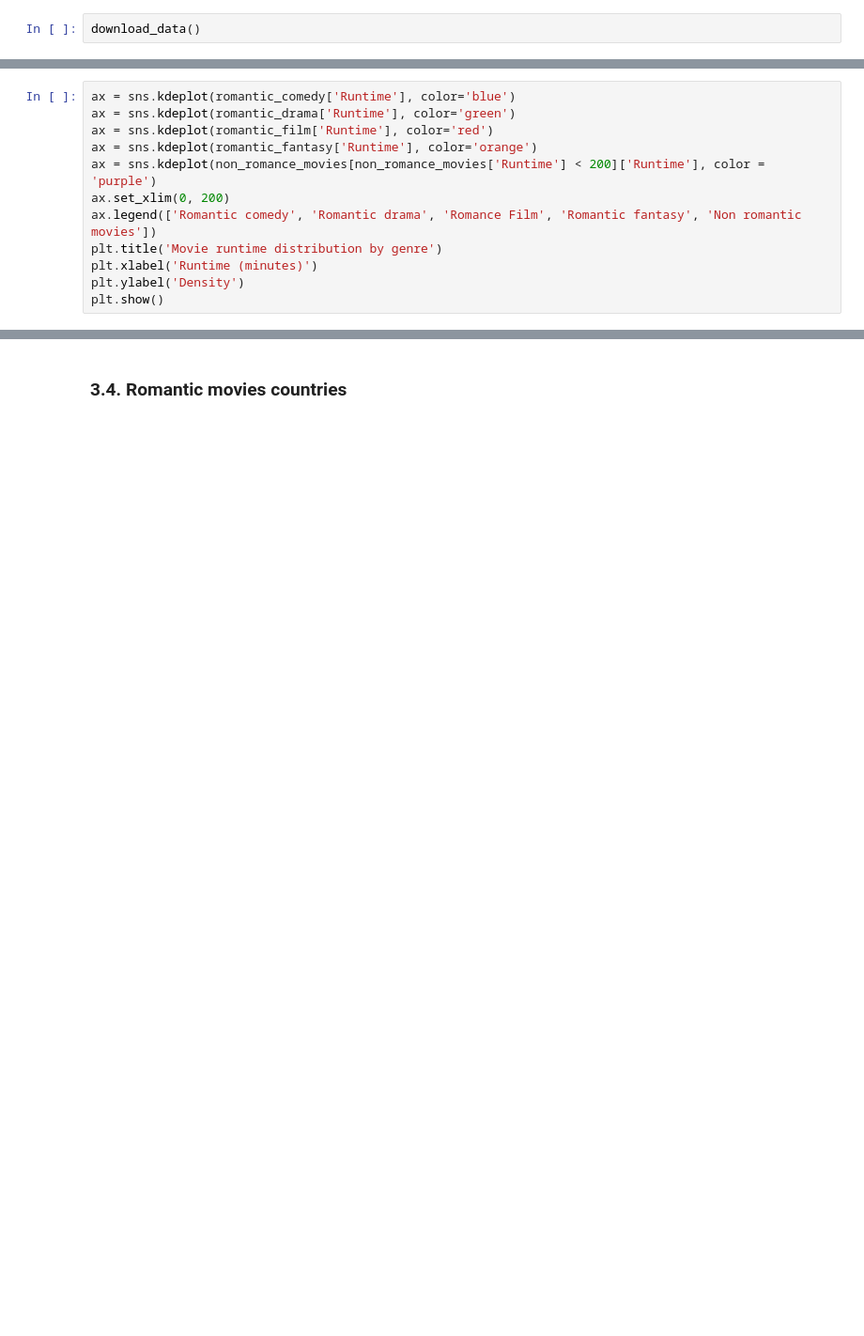
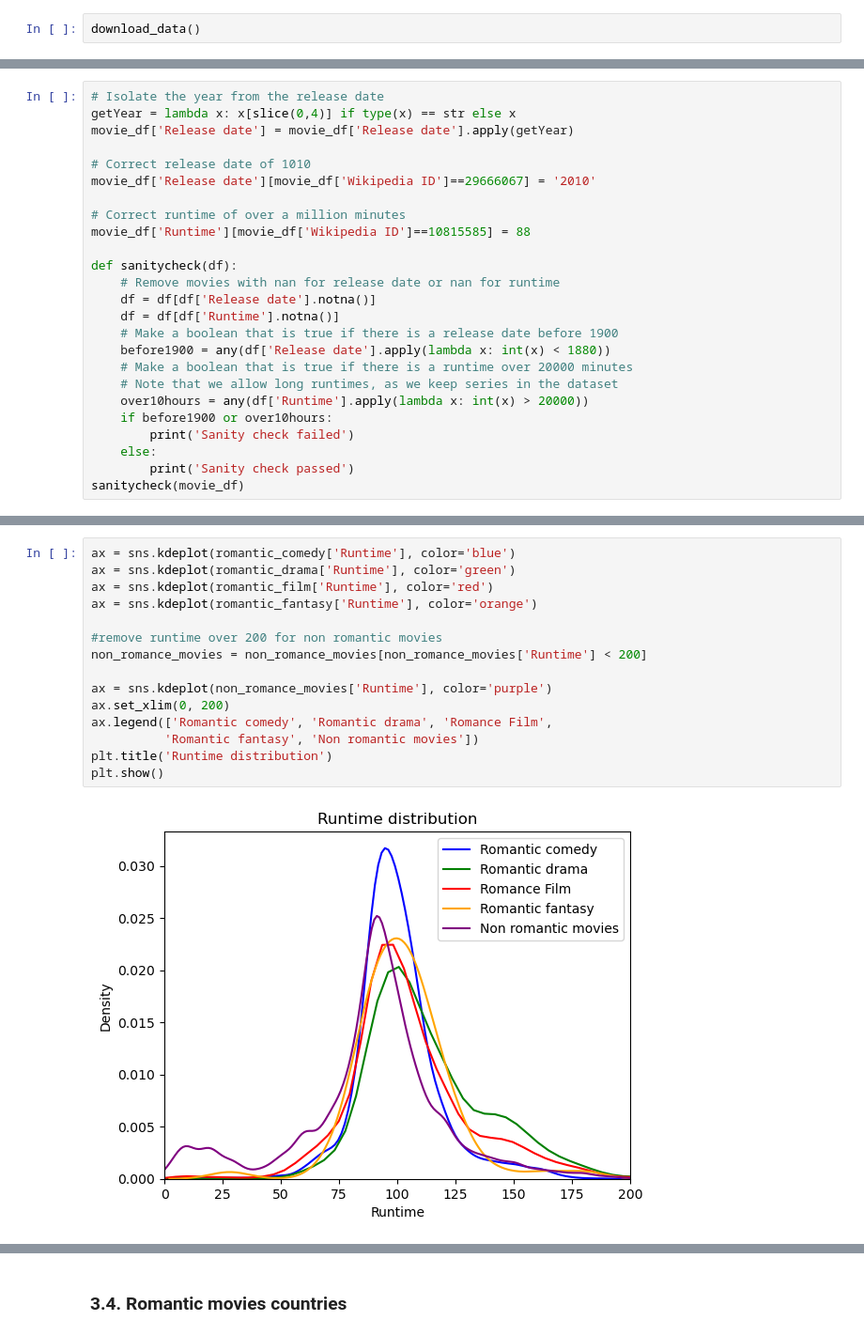
Before and after one commit to epfl-ada/ada-2022-project-toestewbrr, a Jupyter notebook: general_analysis.ipynb, the cells around one changed output, grey strips where cells are left out. Shown at 94% size. Drawn from its saved outputs; the diff is of its cells as text; blank space fills up the shorter version.

```diff
--- a/general_analysis.ipynb
+++ b/general_analysis.ipynb
@@ -118,0 +109,25 @@ One notices that there are several types of romantic movies: romantic comedy, ro
+# %%
+# Isolate the year from the release date
+getYear = lambda x: x[slice(0,4)] if type(x) == str else x
+movie_df['Release date'] = movie_df['Release date'].apply(getYear)
+
+# Correct release date of 1010
+movie_df['Release date'][movie_df['Wikipedia ID']==29666067] = '2010'
+
+# Correct runtime of over a million minutes
+movie_df['Runtime'][movie_df['Wikipedia ID']==10815585] = 88
+
+def sanitycheck(df):
+    # Remove movies with nan for release date or nan for runtime
+    df = df[df['Release date'].notna()]
+    df = df[df['Runtime'].notna()]
+    # Make a boolean that is true if there is a release date before 1900
+    before1900 = any(df['Release date'].apply(lambda x: int(x) < 1880))
+    # Make a boolean that is true if there is a runtime over 20000 minutes
+    # Note that we allow long runtimes, as we keep series in the dataset
+    over10hours = any(df['Runtime'].apply(lambda x: int(x) > 20000))
+    if before1900 or over10hours:
+        print('Sanity check failed')
+    else:
+        print('Sanity check passed')
+sanitycheck(movie_df)
@@ -137,12 +271,17 @@ print('Total number of films: ', movie_df.shape[0])
 # %%
 ax = sns.kdeplot(romantic_comedy['Runtime'], color='blue')
 ax = sns.kdeplot(romantic_drama['Runtime'], color='green')
 ax = sns.kdeplot(romantic_film['Runtime'], color='red')
 ax = sns.kdeplot(romantic_fantasy['Runtime'], color='orange')
-ax = sns.kdeplot(non_romance_movies[non_romance_movies['Runtime'] < 200]['Runtime'], color = 'purple')
+
+#remove runtime over 200 for non romantic movies
+non_romance_movies = non_romance_movies[non_romance_movies['Runtime'] < 200]
+
+ax = sns.kdeplot(non_romance_movies['Runtime'], color='purple')
 ax.set_xlim(0, 200)
-ax.legend(['Romantic comedy', 'Romantic drama', 'Romance Film', 'Romantic fantasy', 'Non romantic movies'])
-plt.title('Movie runtime distribution by genre')
-plt.xlabel('Runtime (minutes)')
-plt.ylabel('Density')
+ax.legend(['Romantic comedy', 'Romantic drama', 'Romance Film',
+          'Romantic fantasy', 'Non romantic movies'])
+plt.title('Runtime distribution')
 plt.show()
+# %% [output]
+[figure, added]
```
Also changed, not shown: parts of 53 cells of this notebook.
